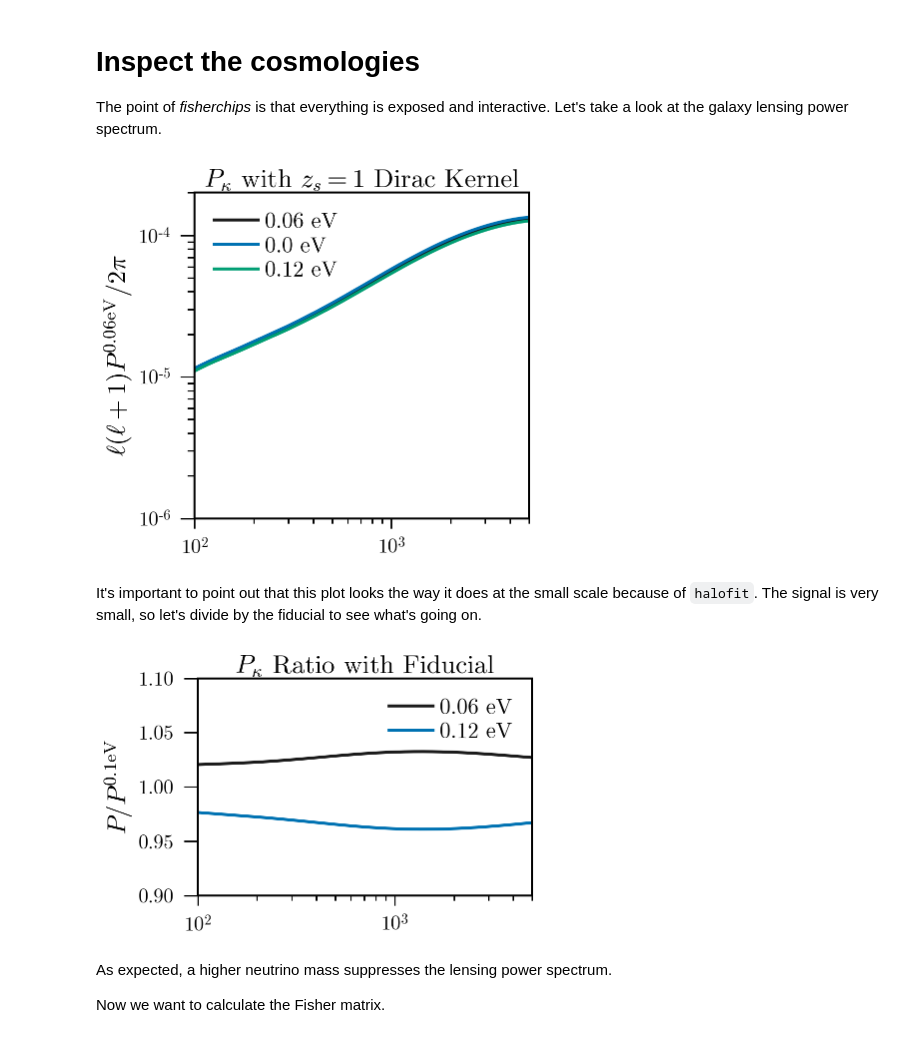
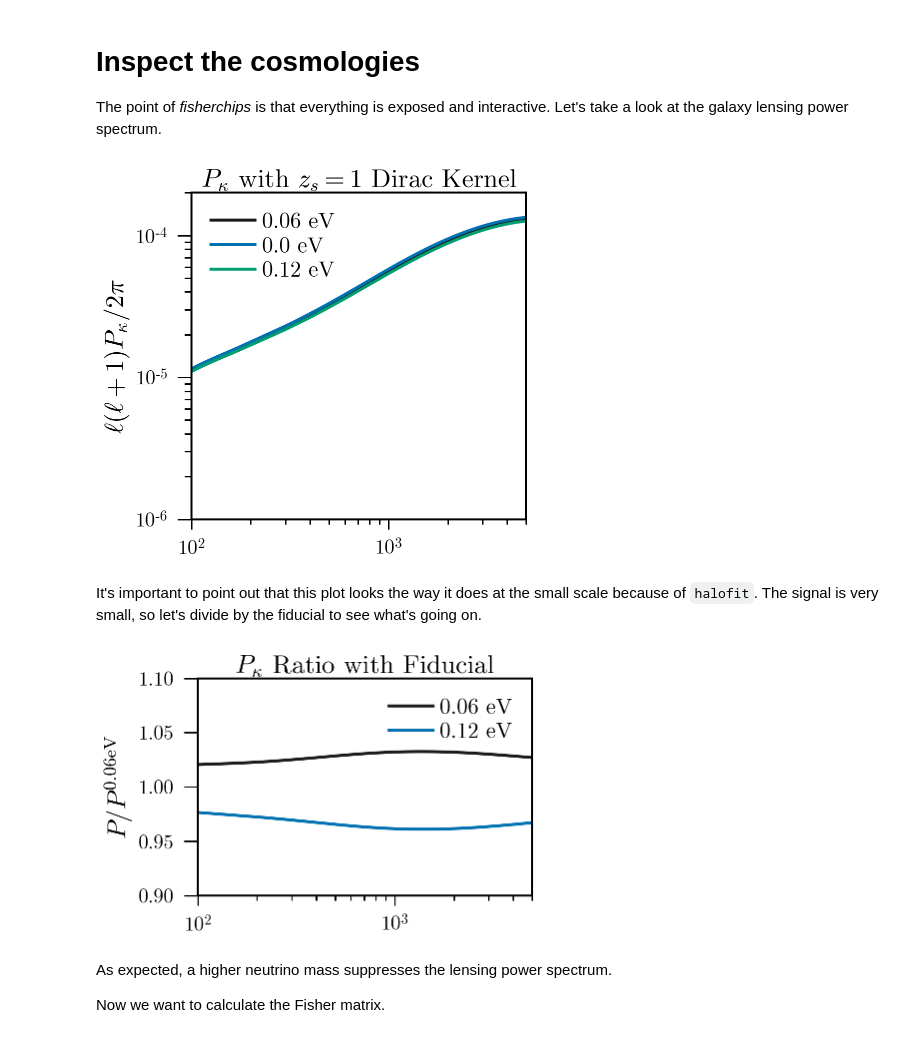
Before and after one commit to xzackli/fishchips-public, a Jupyter notebook: notebooks/Galaxy Lensing.ipynb, the cells around one changed output. Saved outputs shown, nothing was run; the diff lists cells and outputs as text; code cells hidden in the pictures.

```diff
--- a/notebooks/Galaxy Lensing.ipynb
+++ b/notebooks/Galaxy Lensing.ipynb
@@ -58,32 +58,32 @@ The point of *fisherchips* is that everything is exposed and interactive. Let's
 # %%
 plt.figure(figsize=(6,6))
 
 ell = np.arange(5000+1)
 pref = 0.25 * (ell+2) * (ell+1) * (ell) * (ell-1)
 
 cls_fid = obs.cosmos['CLASS_fiducial'].density_cl()
 PS_fid = pref * cls_fid['ll'][0]
 
 cls_left = obs.cosmos['m_ncdm_CLASS_left'].density_cl()
 PS_left = pref * cls_left['ll'][0]
 cls_right = obs.cosmos['m_ncdm_CLASS_right'].density_cl()
 PS_right = pref * cls_right['ll'][0]
 # filt = cls['ell'] > 300
 
 pref2 = ell * (ell+1) / (2. * np.pi)
 plt.plot( ell,(pref2 * PS_fid), '-', label='0.06 eV' )
 plt.plot( ell,(pref2 * PS_left), '-', label='0.0 eV' )
 plt.plot( ell,(pref2 * PS_right), '-', label='0.12 eV' )
 plt.yscale('log')
 plt.xscale('log')
 plt.xlim(1e2,5e3)
 
-plt.ylabel(r'$\ell (\ell+1) P^{\mathrm{0.06eV}} / 2 \pi$')
+plt.ylabel(r'$\ell (\ell+1) P_{\kappa} / 2 \pi$')
 plt.ylim(1e-6,2e-4)
 plt.legend()
 plt.title('$P_{\kappa}$ with $z_s=1$ Dirac Kernel');
 # %% [output]
-[figure, old version]
+[figure, new version]
 # %% [markdown]
 It's important to point out that this plot looks the way it does at the small scale because of `halofit`. The signal is very small, so let's divide by the fiducial to see what's going on.
 # %%
@@ -95,12 +95,12 @@ plt.plot( ell, (PS_right/PS_fid), '-', label='0.12 eV' )
 plt.xscale('log')
 plt.xlim(1e2,5e3)
 
-plt.ylabel(r'$ P / P^{\mathrm{0.1eV}}$')
+plt.ylabel(r'$ P / P^{\mathrm{0.06eV}}$')
 plt.ylim(0.9, 1.1)
 plt.legend()
 plt.title('$P_{\kappa}$ Ratio with Fiducial');
 # %% [output]
-[figure, old version]
+[figure, new version]
 # %% [markdown]
 As expected, a higher neutrino mass suppresses the lensing power spectrum.
 
```
